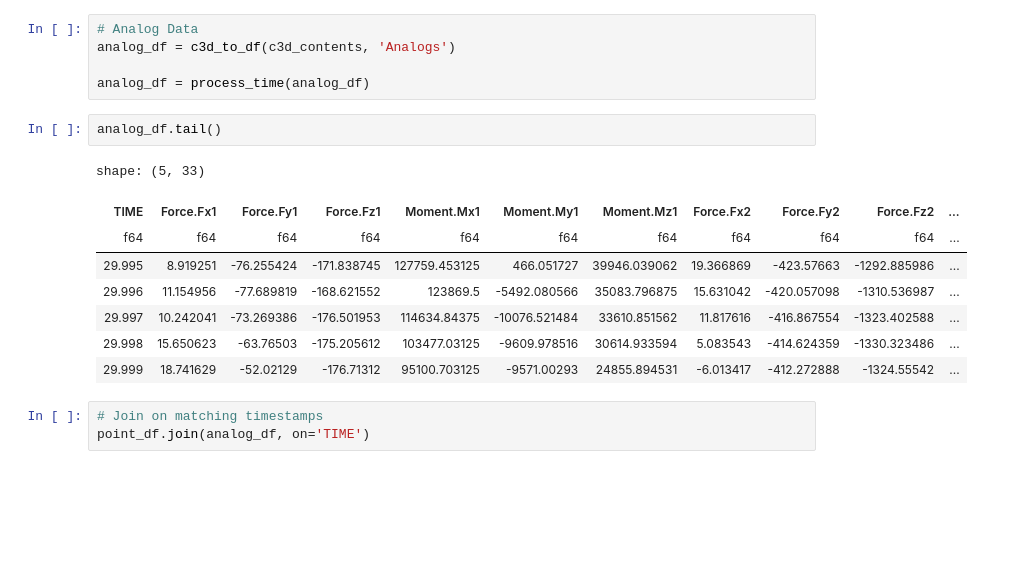
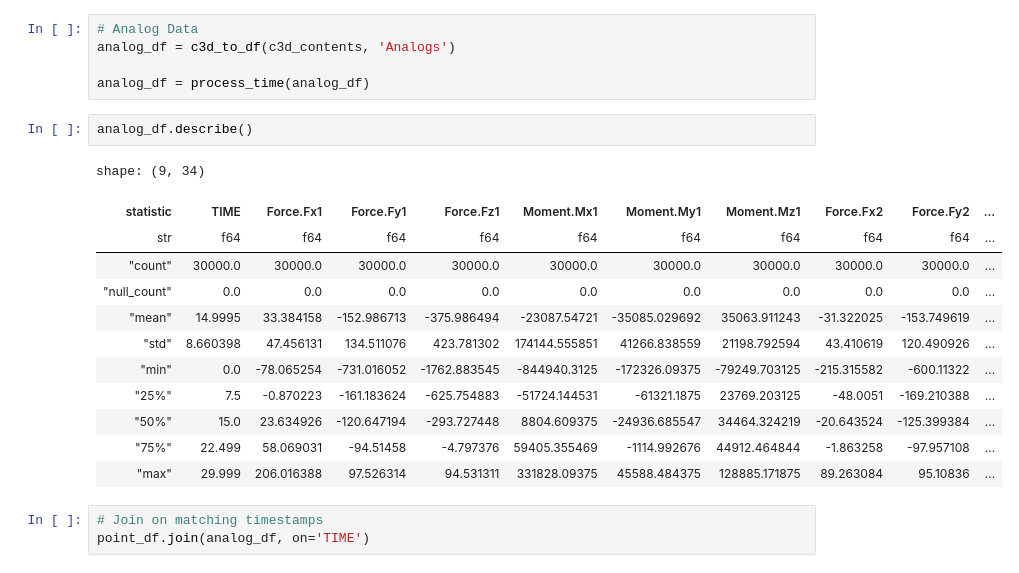
Before and after one commit to UniExeterRSE/LISA, a Jupyter notebook: notebooks/processing_explore.ipynb, the cells around one changed output. Saved outputs shown, nothing was run; the diff lists cells and outputs as text; blank space fills up the shorter version.

Commit message:
Switch to processing analog only

```diff
--- a/notebooks/processing_explore.ipynb
+++ b/notebooks/processing_explore.ipynb
@@ -135,16 +137,20 @@ analog_df = c3d_to_df(c3d_contents, 'Analogs')
 
 analog_df = process_time(analog_df)
 # %%
-analog_df.tail()
+analog_df.describe()
 # %% [output]
-shape: (5, 33)
+shape: (9, 34)
-| TIME | Force.Fx1 | Force.Fy1 | Force.Fz1 | Moment.Mx1 | Moment.My1 | Moment.Mz1 | Force.Fx2 | Force.Fy2 | Force.Fz2 | ... |
-| f64 | f64 | f64 | f64 | f64 | f64 | f64 | f64 | f64 | f64 | ... |
-| 29.995 | 8.919251 | -76.255424 | -171.838745 | 127759.453125 | 466.051727 | 39946.039062 | 19.366869 | -423.57663 | -1292.885986 | ... |
-| 29.996 | 11.154956 | -77.689819 | -168.621552 | 123869.5 | -5492.080566 | 35083.796875 | 15.631042 | -420.057098 | -1310.536987 | ... |
-| 29.997 | 10.242041 | -73.269386 | -176.501953 | 114634.84375 | -10076.521484 | 33610.851562 | 11.817616 | -416.867554 | -1323.402588 | ... |
-| 29.998 | 15.650623 | -63.76503 | -175.205612 | 103477.03125 | -9609.978516 | 30614.933594 | 5.083543 | -414.624359 | -1330.323486 | ... |
-| 29.999 | 18.741629 | -52.02129 | -176.71312 | 95100.703125 | -9571.00293 | 24855.894531 | -6.013417 | -412.272888 | -1324.55542 | ... |
+| statistic | TIME | Force.Fx1 | Force.Fy1 | Force.Fz1 | Moment.Mx1 | Moment.My1 | Moment.Mz1 | Force.Fx2 | Force.Fy2 | ... |
+| str | f64 | f64 | f64 | f64 | f64 | f64 | f64 | f64 | f64 | ... |
+| "count" | 30000.0 | 30000.0 | 30000.0 | 30000.0 | 30000.0 | 30000.0 | 30000.0 | 30000.0 | 30000.0 | ... |
+| "null_count" | 0.0 | 0.0 | 0.0 | 0.0 | 0.0 | 0.0 | 0.0 | 0.0 | 0.0 | ... |
+| "mean" | 14.9995 | 33.384158 | -152.986713 | -375.986494 | -23087.54721 | -35085.029692 | 35063.911243 | -31.322025 | -153.749619 | ... |
+| "std" | 8.660398 | 47.456131 | 134.511076 | 423.781302 | 174144.555851 | 41266.838559 | 21198.792594 | 43.410619 | 120.490926 | ... |
+| "min" | 0.0 | -78.065254 | -731.016052 | -1762.883545 | -844940.3125 | -172326.09375 | -79249.703125 | -215.315582 | -600.11322 | ... |
+| "25%" | 7.5 | -0.870223 | -161.183624 | -625.754883 | -51724.144531 | -61321.1875 | 23769.203125 | -48.0051 | -169.210388 | ... |
+| "50%" | 15.0 | 23.634926 | -120.647194 | -293.727448 | 8804.609375 | -24936.685547 | 34464.324219 | -20.643524 | -125.399384 | ... |
+| "75%" | 22.499 | 58.069031 | -94.51458 | -4.797376 | 59405.355469 | -1114.992676 | 44912.464844 | -1.863258 | -97.957108 | ... |
+| "max" | 29.999 | 206.016388 | 97.526314 | 94.531311 | 331828.09375 | 45588.484375 | 128885.171875 | 89.263084 | 95.10836 | ... |
 # %%
 # Join on matching timestamps
 point_df.join(analog_df, on='TIME')
```
Also changed, not shown: parts of 4 cells of this notebook, 3 other files.
